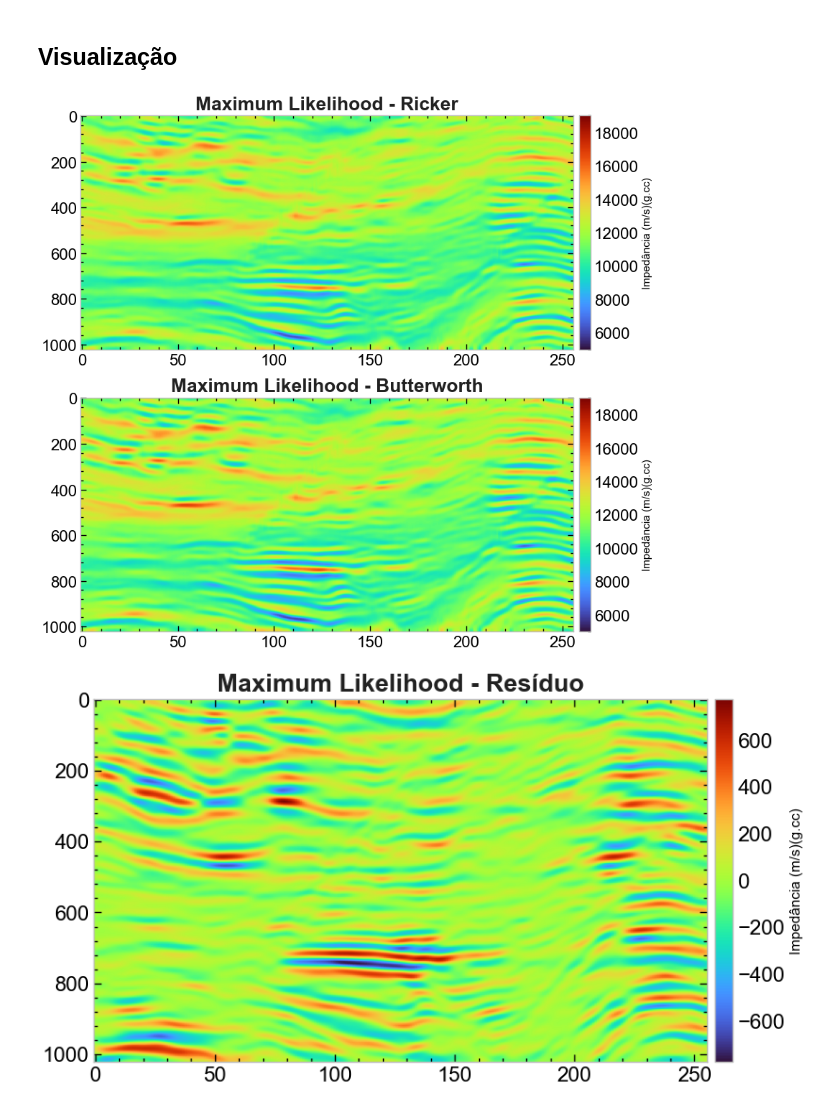
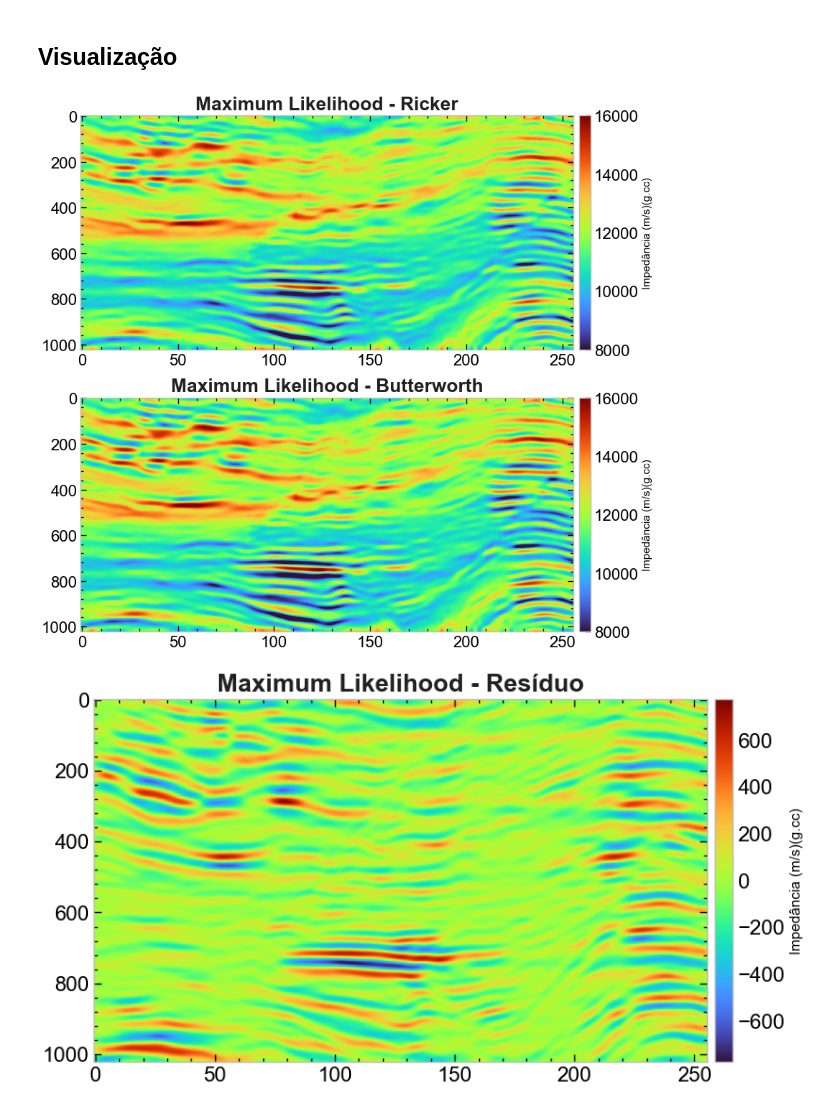
Before and after one commit to albano-a/tcc_methodology, a Jupyter notebook: main.ipynb, the cells around one changed output. Drawn from its saved outputs; the diff is of its cells as text; code cells hidden in the pictures.

```diff
--- a/main.ipynb
+++ b/main.ipynb
@@ -317,39 +339,38 @@ fig, axs = plt.subplots(2, 1, figsize=(9, 8))
 SECTION = 200
 
 c = axs[0].imshow(
-    ml_inverted_impedance_final_ricker[SECTION, :, :].T, cmap="turbo", aspect="auto",vmin=5000,vmax=19000
+    ml_inverted_impedance_final_ricker[SECTION, :, :].T, cmap="turbo", aspect="auto", vmin=8000, vmax=16000
 )
 cbar = fig.colorbar(c, ax=axs[0], pad=0.01)
 cbar.set_label("Impedância (m/s)(g.cc)", size=11)
 cbar.ax.tick_params(labelsize=LABEL_SIZE)
 axs[0].set_title("Maximum Likelihood - Ricker", fontsize=FONT_SIZE, fontweight="bold", color=TEXT_COLOR)
 axs[0].set_yticklabels(
     [str(int(tick) * 4) for tick in axs[0].get_yticks()]
 )  # Altera os rótulos do eixo y
 axs[0].tick_params(axis="both", labelsize=LABEL_SIZE)
 axs[0].grid(False)
 
 c = axs[1].imshow(
     ml_inverted_impedance_final_butter[SECTION, :, :].T,
     cmap="turbo",
     aspect="auto",
-    vmin=5000,
-    vmax=19000
+    vmin=8000, vmax=16000
 )
 cbar = fig.colorbar(c, ax=axs[1], pad=0.01)
 cbar.set_label("Impedância (m/s)(g.cc)", size=11)
 cbar.ax.tick_params(labelsize=LABEL_SIZE)
 axs[1].set_title("Maximum Likelihood - Butterworth", fontsize=FONT_SIZE, fontweight="bold", color=TEXT_COLOR)
 axs[1].set_yticklabels(
     [str(int(tick) * 4) for tick in axs[1].get_yticks()]
 )  # Altera os rótulos do eixo y
 axs[1].tick_params(axis="both", labelsize=LABEL_SIZE)
 axs[1].grid(False)
 
 plt.tight_layout()
 plt.show()
 # %% [output]
-[figure, old version]
+[figure, new version]
 # %%
 fig, axs = plt.subplots(1, 1, figsize=(10, 5))
 
```
Also changed, not shown: parts of 3 cells of this notebook, 1 other file.
